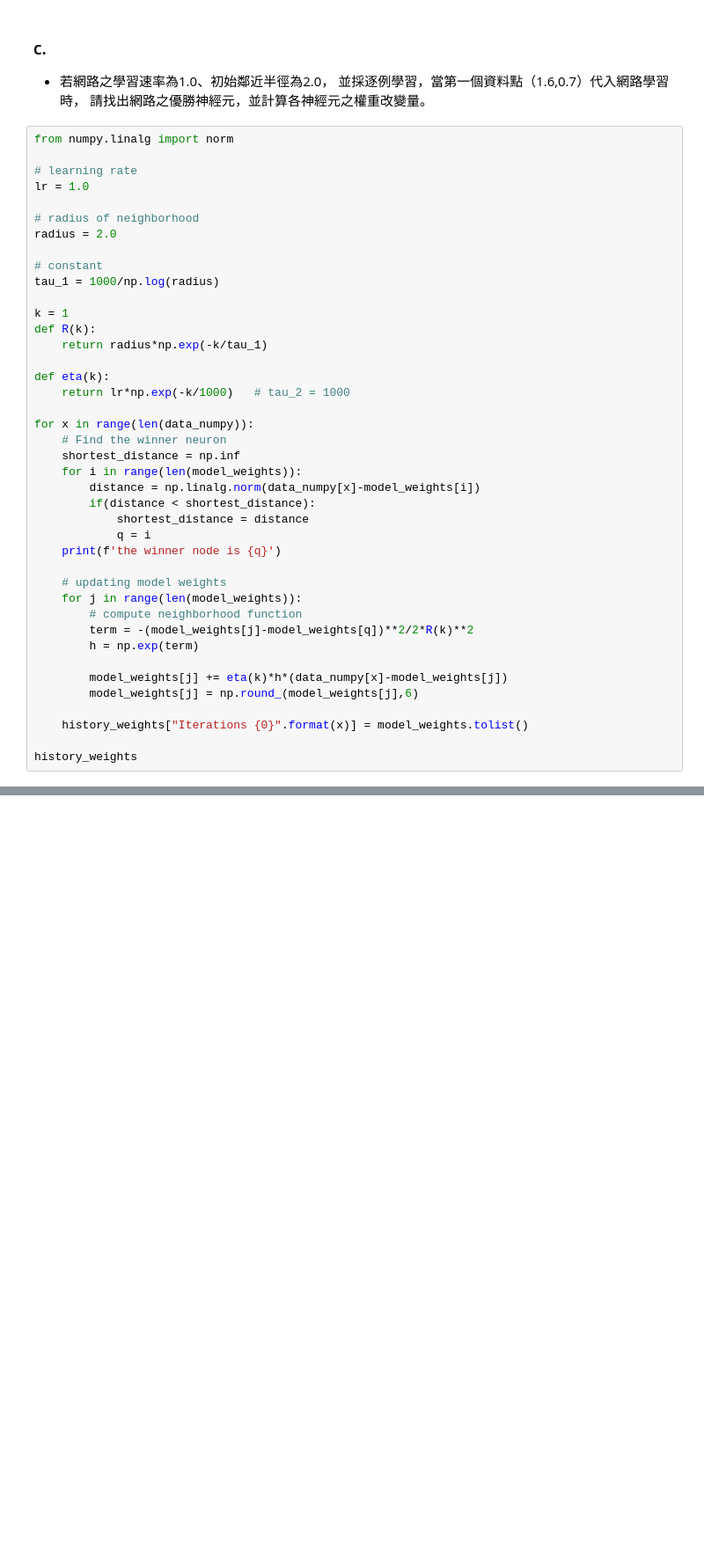
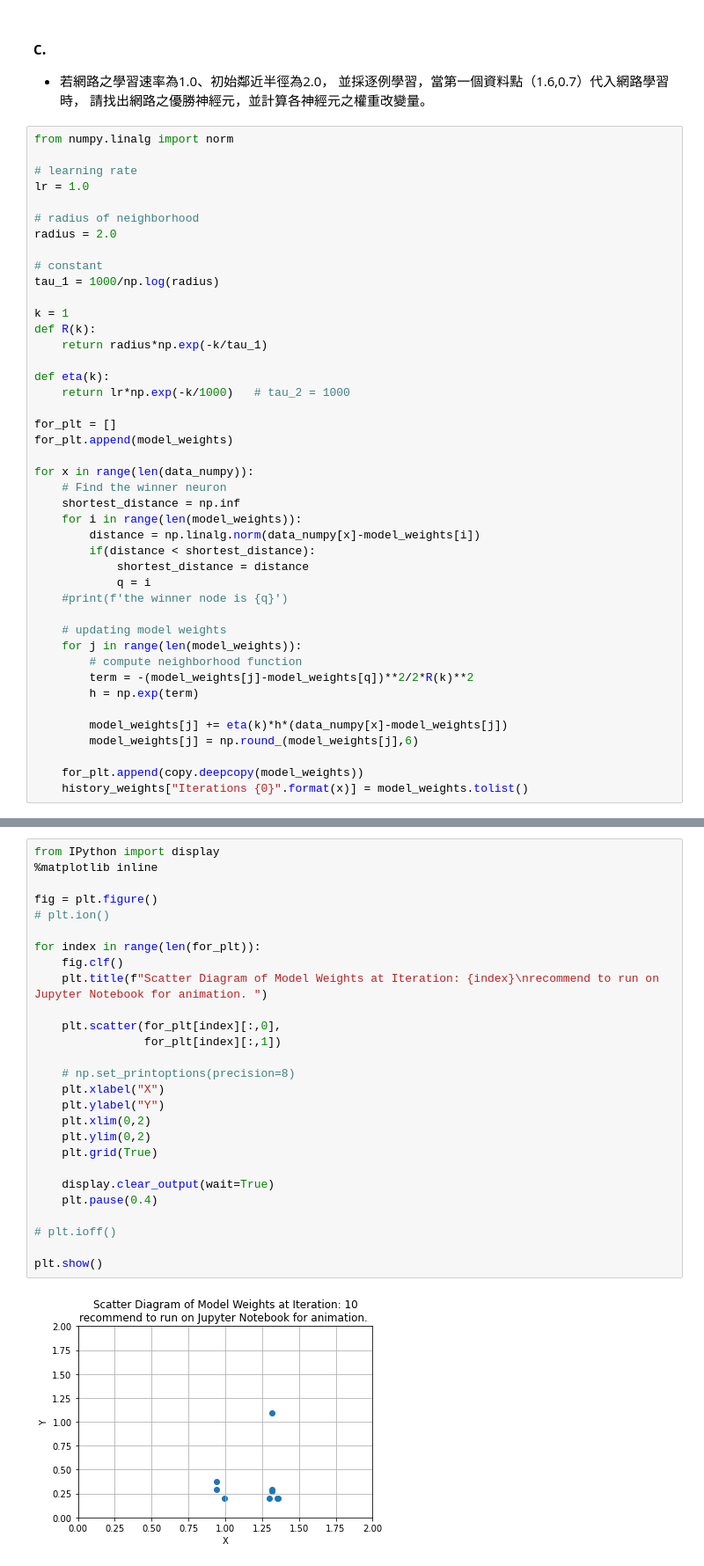
Before and after one commit to stupidpenguin/2021_Fall_BSE_Aritificial_Neural_Network, a Jupyter notebook: Homework_3/2_SOM_Network.ipynb, the cells around one changed output, grey strips where cells are left out. Shown: that part at 88% size. Cells and saved outputs as stored; diff of their text form; blank space fills up the shorter version.

```diff
--- a/Homework_3/2_SOM_Network.ipynb
+++ b/Homework_3/2_SOM_Network.ipynb
@@ -98,6 +88,9 @@ def R(k):
 def eta(k):
     return lr*np.exp(-k/1000)   # tau_2 = 1000
 
+for_plt = []
+for_plt.append(model_weights)
+
 for x in range(len(data_numpy)):
     # Find the winner neuron
     shortest_distance = np.inf
@@ -106,7 +99,7 @@ for x in range(len(data_numpy)):
         if(distance < shortest_distance):
             shortest_distance = distance
             q = i
-    print(f'the winner node is {q}')
+    #print(f'the winner node is {q}')
 
     # updating model weights
     for j in range(len(model_weights)):
@@ -117,6 +110,5 @@ for x in range(len(data_numpy)):
         model_weights[j] += eta(k)*h*(data_numpy[x]-model_weights[j])
         model_weights[j] = np.round_(model_weights[j],6)
 
+    for_plt.append(copy.deepcopy(model_weights))
     history_weights["Iterations {0}".format(x)] = model_weights.tolist()
-
-history_weights
@@ -143,0 +142,29 @@ the winner node is 0
+# %%
+from IPython import display
+%matplotlib inline
+
+fig = plt.figure()
+# plt.ion()
+
+for index in range(len(for_plt)):
+    fig.clf()
+    plt.title(f"Scatter Diagram of Model Weights at Iteration: {index}\nrecommend to run on Jupyter Notebook for animation. ")
+
+    plt.scatter(for_plt[index][:,0],
+                for_plt[index][:,1])
+
+    # np.set_printoptions(precision=8)
+    plt.xlabel("X")
+    plt.ylabel("Y")
+    plt.xlim(0,2)
+    plt.ylim(0,2)
+    plt.grid(True)
+
+    display.clear_output(wait=True)
+    plt.pause(0.4)
+
+# plt.ioff()
+
+plt.show()
+# %% [output]
+[figure, added]
```
Also changed, not shown: parts of 6 cells of this notebook.
